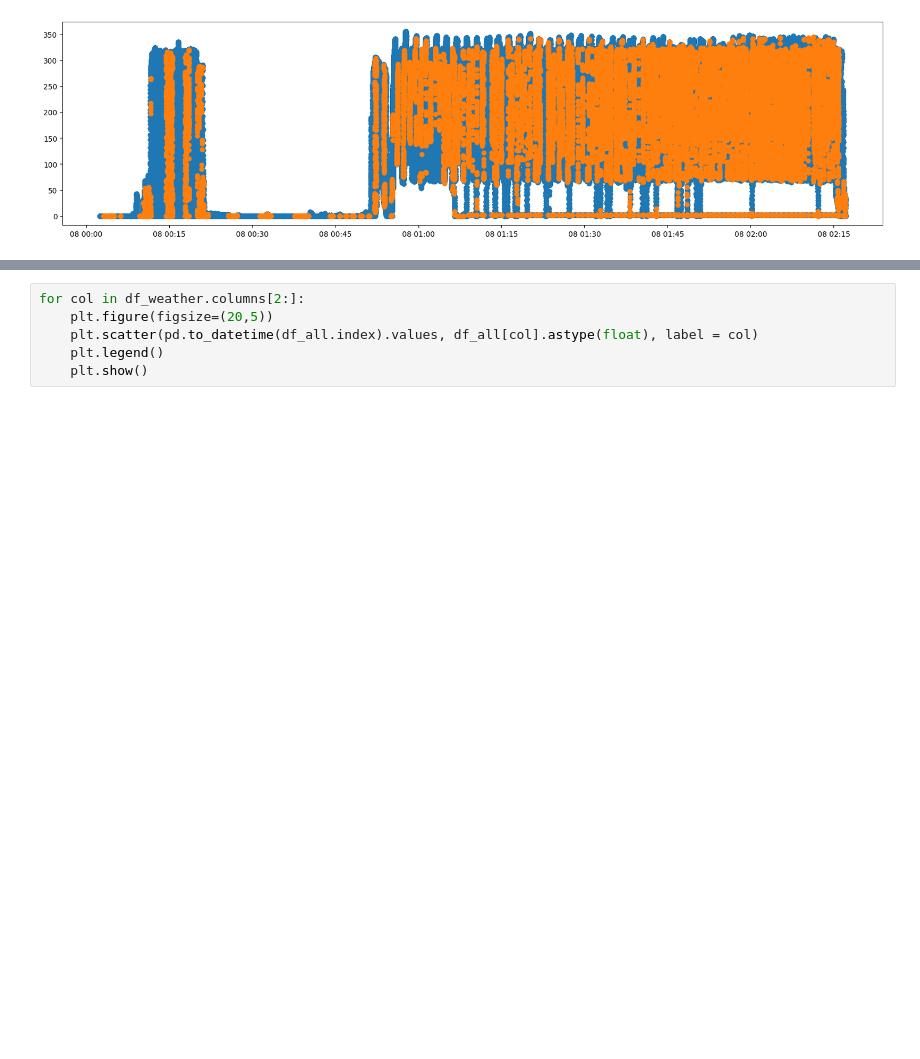
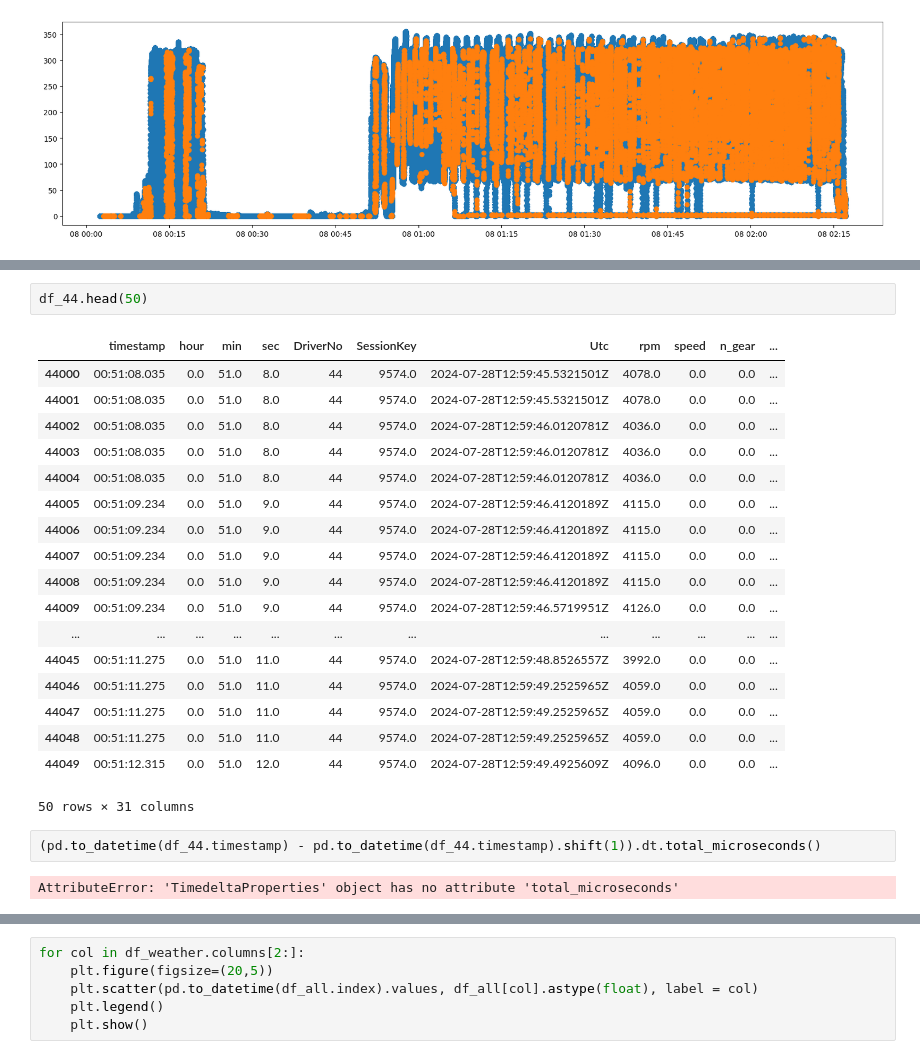
Before and after one commit to GoktugOcal/LiveF1, a Jupyter notebook: test.ipynb, the cells around one changed output, grey strips where cells are left out. Saved outputs shown, nothing was run; the diff lists cells and outputs as text; blank space fills up the shorter version.

```diff
--- a/test.ipynb
+++ b/test.ipynb
@@ -174,0 +188,25 @@ df_temp["W"] = df_temp["DriverNo"].isnull()
+# %%
+df_44.head(50)
+# %% [output]
+|  | timestamp | hour | min | sec | DriverNo | SessionKey | Utc | rpm | speed | n_gear | ... |
+| 44000 | 00:51:08.035 | 0.0 | 51.0 | 8.0 | 44 | 9574.0 | 2024-07-28T12:59:45.5321501Z | 4078.0 | 0.0 | 0.0 | ... |
+| 44001 | 00:51:08.035 | 0.0 | 51.0 | 8.0 | 44 | 9574.0 | 2024-07-28T12:59:45.5321501Z | 4078.0 | 0.0 | 0.0 | ... |
+| 44002 | 00:51:08.035 | 0.0 | 51.0 | 8.0 | 44 | 9574.0 | 2024-07-28T12:59:46.0120781Z | 4036.0 | 0.0 | 0.0 | ... |
+| 44003 | 00:51:08.035 | 0.0 | 51.0 | 8.0 | 44 | 9574.0 | 2024-07-28T12:59:46.0120781Z | 4036.0 | 0.0 | 0.0 | ... |
+| 44004 | 00:51:08.035 | 0.0 | 51.0 | 8.0 | 44 | 9574.0 | 2024-07-28T12:59:46.0120781Z | 4036.0 | 0.0 | 0.0 | ... |
+| 44005 | 00:51:09.234 | 0.0 | 51.0 | 9.0 | 44 | 9574.0 | 2024-07-28T12:59:46.4120189Z | 4115.0 | 0.0 | 0.0 | ... |
+| 44006 | 00:51:09.234 | 0.0 | 51.0 | 9.0 | 44 | 9574.0 | 2024-07-28T12:59:46.4120189Z | 4115.0 | 0.0 | 0.0 | ... |
+| 44007 | 00:51:09.234 | 0.0 | 51.0 | 9.0 | 44 | 9574.0 | 2024-07-28T12:59:46.4120189Z | 4115.0 | 0.0 | 0.0 | ... |
+| 44008 | 00:51:09.234 | 0.0 | 51.0 | 9.0 | 44 | 9574.0 | 2024-07-28T12:59:46.4120189Z | 4115.0 | 0.0 | 0.0 | ... |
+| 44009 | 00:51:09.234 | 0.0 | 51.0 | 9.0 | 44 | 9574.0 | 2024-07-28T12:59:46.5719951Z | 4126.0 | 0.0 | 0.0 | ... |
+| ... | ... | ... | ... | ... | ... | ... | ... | ... | ... | ... | ... |
+| 44045 | 00:51:11.275 | 0.0 | 51.0 | 11.0 | 44 | 9574.0 | 2024-07-28T12:59:48.8526557Z | 3992.0 | 0.0 | 0.0 | ... |
+| 44046 | 00:51:11.275 | 0.0 | 51.0 | 11.0 | 44 | 9574.0 | 2024-07-28T12:59:49.2525965Z | 4059.0 | 0.0 | 0.0 | ... |
+| 44047 | 00:51:11.275 | 0.0 | 51.0 | 11.0 | 44 | 9574.0 | 2024-07-28T12:59:49.2525965Z | 4059.0 | 0.0 | 0.0 | ... |
+| 44048 | 00:51:11.275 | 0.0 | 51.0 | 11.0 | 44 | 9574.0 | 2024-07-28T12:59:49.2525965Z | 4059.0 | 0.0 | 0.0 | ... |
+| 44049 | 00:51:12.315 | 0.0 | 51.0 | 12.0 | 44 | 9574.0 | 2024-07-28T12:59:49.4925609Z | 4096.0 | 0.0 | 0.0 | ... |
+50 rows × 31 columns
+# %%
+(pd.to_datetime(df_44.timestamp) - pd.to_datetime(df_44.timestamp).shift(1)).dt.total_microseconds()
+# %% [output]
+AttributeError: 'TimedeltaProperties' object has no attribute 'total_microseconds'
```
Also changed, not shown: parts of 14 cells of this notebook.
